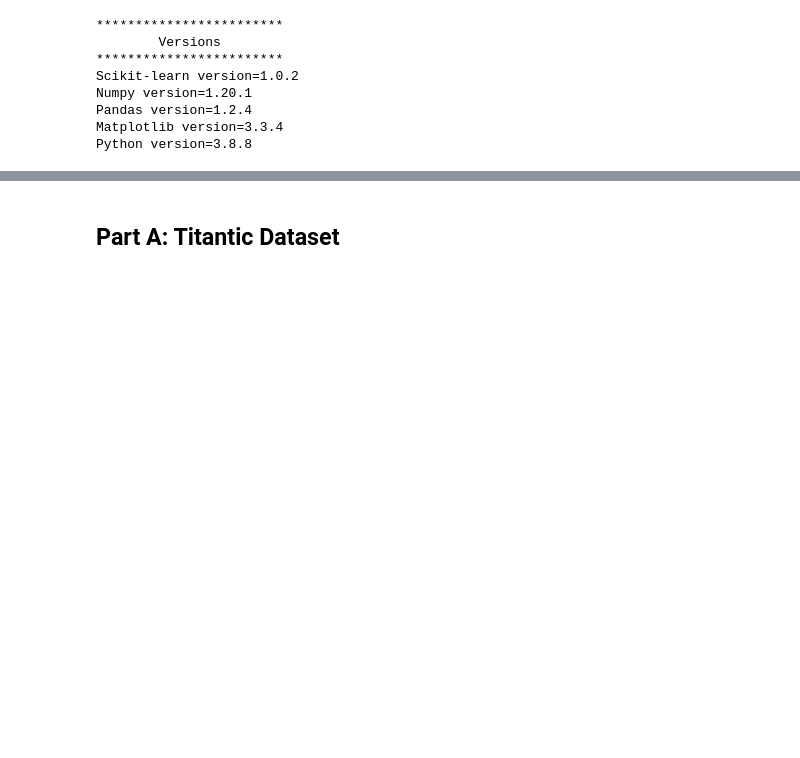
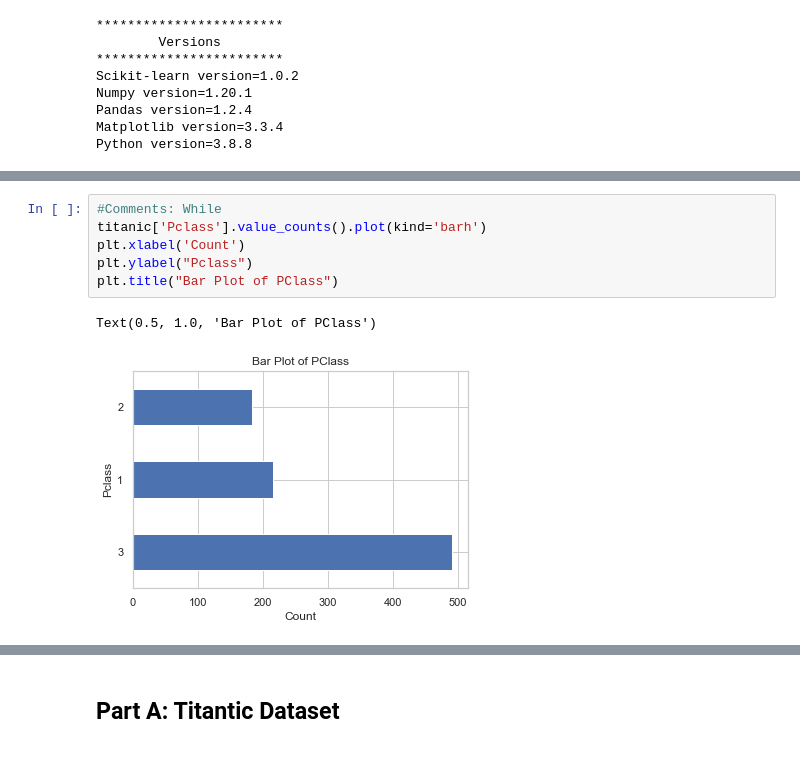
Before and after one commit to dexterch91/CA1-ML-Submission, a Jupyter notebook: CA1-Dexter Chew.ipynb, the cells around one changed output, grey strips where cells are left out. Cells and saved outputs as stored; diff of their text form; blank space fills up the shorter version.

```diff
--- a/CA1-Dexter Chew.ipynb
+++ b/CA1-Dexter Chew.ipynb
@@ -65,0 +159,9 @@ titanic.head(10)
+# %%
+#Comments: While
+titanic['Pclass'].value_counts().plot(kind='barh')
+plt.xlabel('Count')
+plt.ylabel("Pclass")
+plt.title("Bar Plot of PClass")
+# %% [output]
+Text(0.5, 1.0, 'Bar Plot of PClass')
+[figure, added]
```
Also changed, not shown: parts of 16 cells of this notebook, 1 other file.
